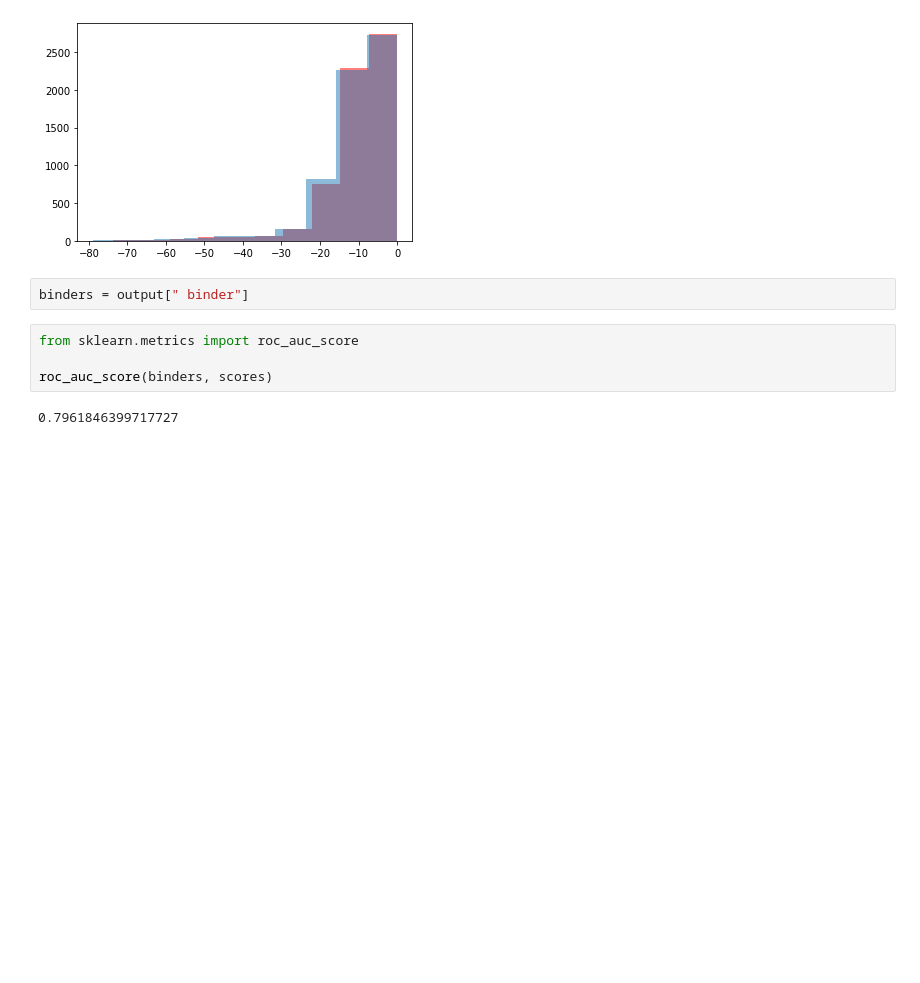
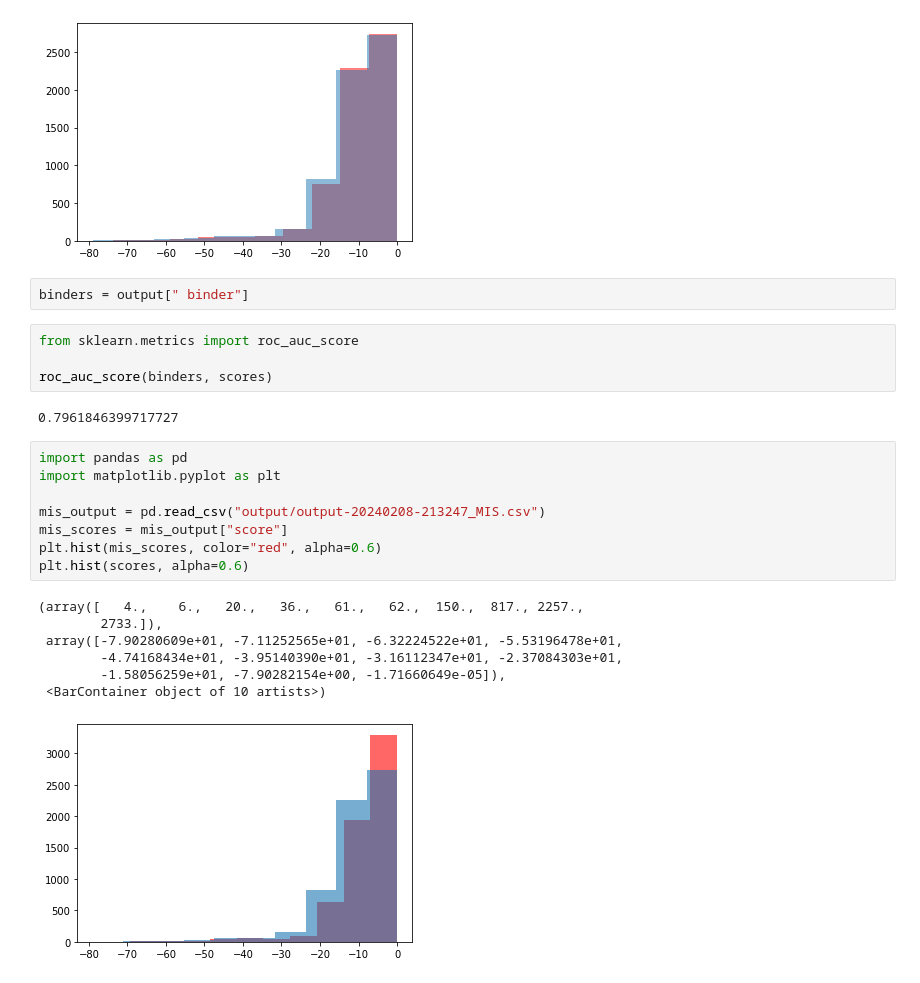
Before and after one commit to alienmist325/TULIP-TCR, a Jupyter notebook: prediction.ipynb, the cells around one changed output. Drawn from its saved outputs; the diff is of its cells as text; blank space fills up the shorter version.

```diff
--- a/prediction.ipynb
+++ b/prediction.ipynb
@@ -190,3 +190,19 @@ from sklearn.metrics import roc_auc_score
 roc_auc_score(binders, scores)
 # %% [output]
 0.7961846399717727
+# %%
+import pandas as pd
+import matplotlib.pyplot as plt
+
+mis_output = pd.read_csv("output/output-20240208-213247_MIS.csv")
+mis_scores = mis_output["score"]
+plt.hist(mis_scores, color="red", alpha=0.6)
+plt.hist(scores, alpha=0.6)
+# %% [output]
+(array([   4.,    6.,   20.,   36.,   61.,   62.,  150.,  817., 2257.,
+        2733.]),
+ array([-7.90280609e+01, -7.11252565e+01, -6.32224522e+01, -5.53196478e+01,
+        -4.74168434e+01, -3.95140390e+01, -3.16112347e+01, -2.37084303e+01,
+        -1.58056259e+01, -7.90282154e+00, -1.71660649e-05]),
+ <BarContainer object of 10 artists>)
+[figure, added]
```
Also changed, not shown: 5 other files.
